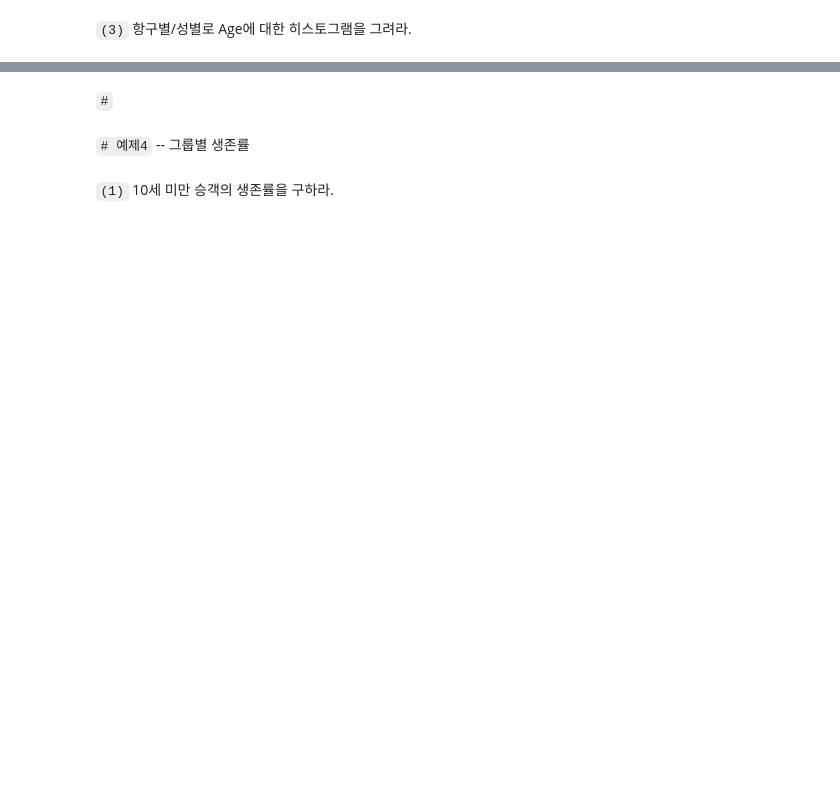
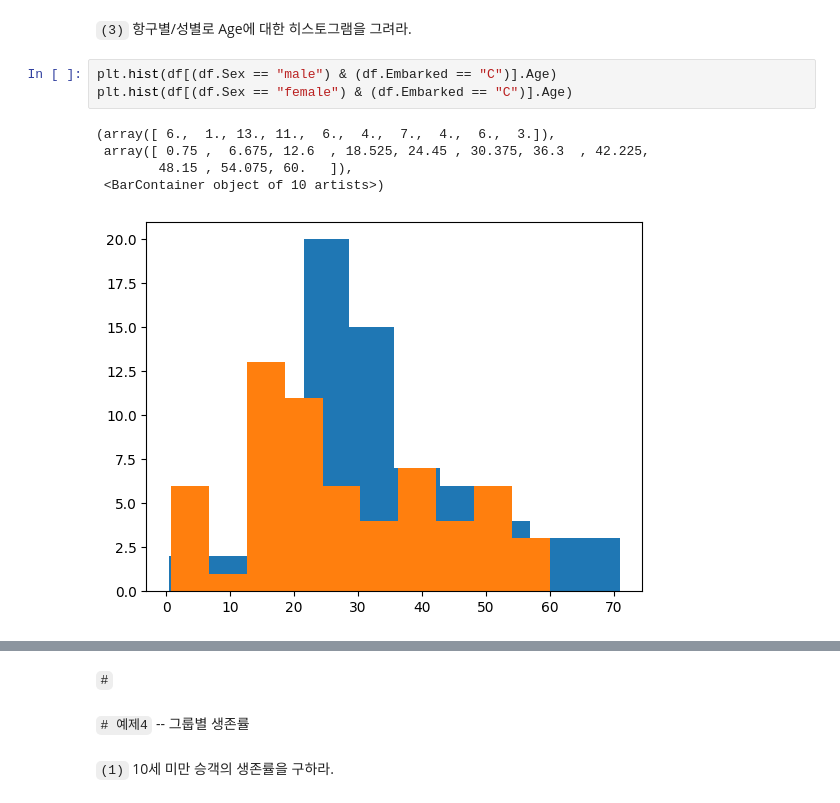
Before and after one commit to guebin/IAB2025-Play, a Jupyter notebook: content/11wk-2.ipynb, the cells around one changed output, grey strips where cells are left out. Cells and saved outputs as stored; diff of their text form; blank space fills up the shorter version.

```diff
--- a/content/11wk-2.ipynb
+++ b/content/11wk-2.ipynb
@@ -73,2 +194,11 @@ df
 # %% [markdown]
 `(3)` 항구별/성별로 Age에 대한 히스토그램을 그려라.
+# %%
+plt.hist(df[(df.Sex == "male") & (df.Embarked == "C")].Age)
+plt.hist(df[(df.Sex == "female") & (df.Embarked == "C")].Age)
+# %% [output]
+(array([ 6.,  1., 13., 11.,  6.,  4.,  7.,  4.,  6.,  3.]),
+ array([ 0.75 ,  6.675, 12.6  , 18.525, 24.45 , 30.375, 36.3  , 42.225,
+        48.15 , 54.075, 60.   ]),
+ <BarContainer object of 10 artists>)
+[figure, added]
```
Also changed, not shown: parts of 31 cells of this notebook.
